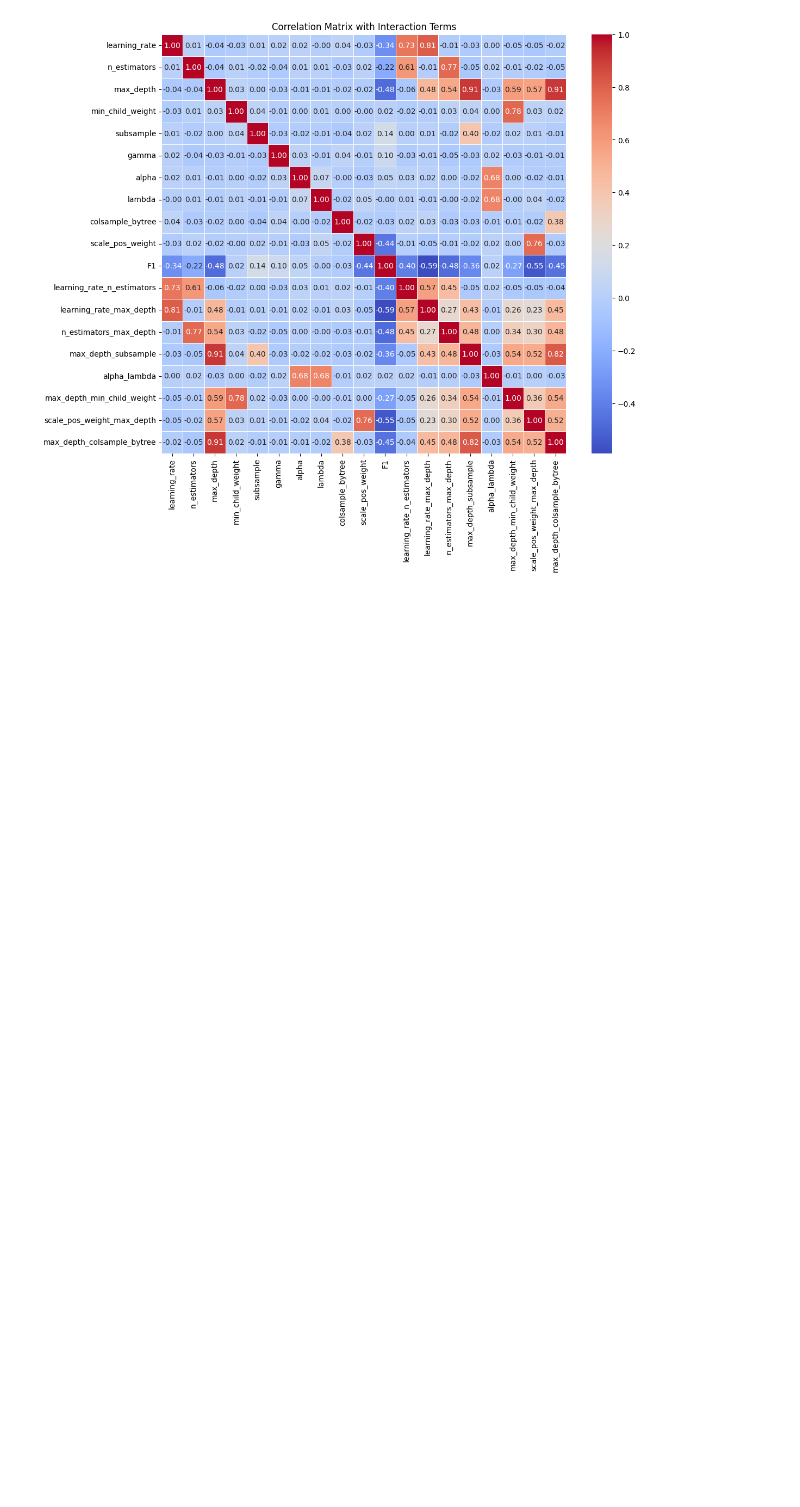
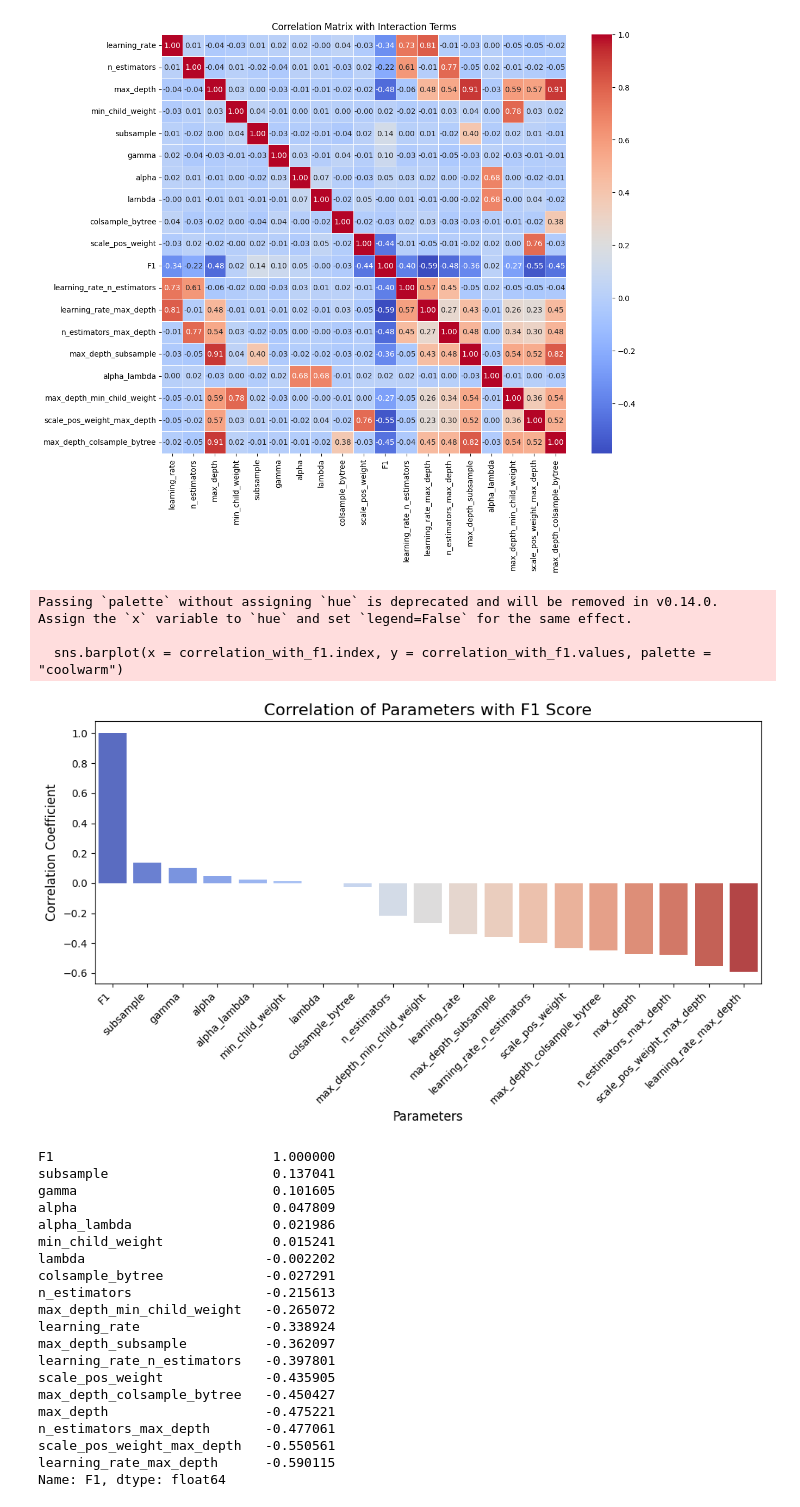
Before and after one commit to omei-ogami/STAT-analysis, a Jupyter notebook: EDA.ipynb, the cells around one changed output. Cells and saved outputs as stored; diff of their text form; code cells hidden in the pictures; blank space fills up the shorter version.

```diff
--- a/EDA.ipynb
+++ b/EDA.ipynb
@@ -236,3 +233,42 @@ plt.title("Correlation Matrix with Interaction Terms")
 plt.show()
 # %% [output]
 [figure]
+# %%
+# Correlation with F1 Score
+correlation_with_f1 = data.corr()['F1'].sort_values(ascending=False)
+
+plt.figure(figsize = (10, 6))
+sns.barplot(x = correlation_with_f1.index, y = correlation_with_f1.values, palette = "coolwarm")
+plt.title('Correlation of Parameters with F1 Score', fontsize = 16)
+plt.xlabel('Parameters', fontsize = 12)
+plt.ylabel('Correlation Coefficient', fontsize = 12)
+plt.xticks(rotation = 45, ha = 'right')
+plt.tight_layout()
+plt.show()
+
+correlation_with_f1
+# %% [output]
+Passing `palette` without assigning `hue` is deprecated and will be removed in v0.14.0. Assign the `x` variable to `hue` and set `legend=False` for the same effect.
+
+  sns.barplot(x = correlation_with_f1.index, y = correlation_with_f1.values, palette = "coolwarm")
+[figure, added]
+F1                            1.000000
+subsample                     0.137041
+gamma                         0.101605
+alpha                         0.047809
+alpha_lambda                  0.021986
+min_child_weight              0.015241
+lambda                       -0.002202
+colsample_bytree             -0.027291
+n_estimators                 -0.215613
+max_depth_min_child_weight   -0.265072
+learning_rate                -0.338924
+max_depth_subsample          -0.362097
+learning_rate_n_estimators   -0.397801
+scale_pos_weight             -0.435905
+max_depth_colsample_bytree   -0.450427
+max_depth                    -0.475221
+n_estimators_max_depth       -0.477061
+scale_pos_weight_max_depth   -0.550561
+learning_rate_max_depth      -0.590115
+Name: F1, dtype: float64
```
Also changed, not shown: parts of 2 cells of this notebook, 1 other file.
